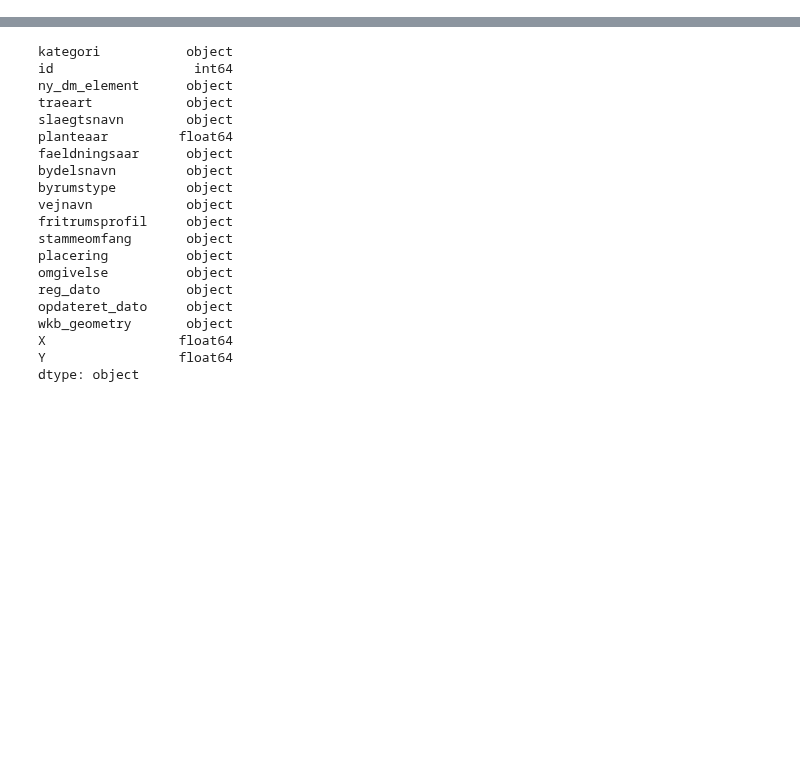
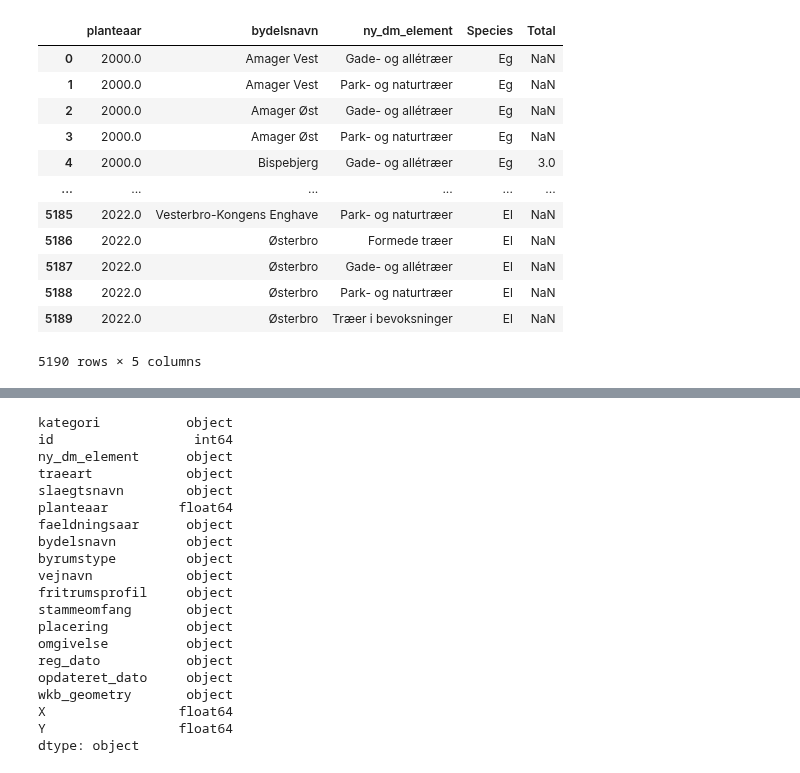
Before and after one commit to Ljoerring/Social-Data-Project, a Jupyter notebook: Read_data.ipynb, the cells around one changed output, grey strips where cells are left out. Cells and saved outputs as stored; diff of their text form; code cells hidden in the pictures; blank space fills up the shorter version.

```diff
--- a/Read_data.ipynb
+++ b/Read_data.ipynb
@@ -19,3 +19,31 @@ df.head()
 | 2 | gadetræ | 84790 | Gade- og allétræer | Tilia hybr. europaea 'Pallida' | Lind | 2018.0 | Ikke registreret | Valby | ... |
 | 3 | gadetræ | 79761 | Formede træer | Tilia hybr. europaea 'Pallida' | Lind | 1960.0 | Ikke registreret | Valby | ... |
 | 4 | gadetræ | 6881 | Gade- og allétræer | Robinia pseudoacacia 'Nyirsegi' | Robinie | 2008.0 | Ikke registreret | Vesterbro-Kongens Enghave | ... |
+# %%
+dfnew = df[df["planteaar"] >= 2000]
+dfnew = dfnew.dropna(subset=['planteaar'])
+tree_species = dfnew["slaegtsnavn"].value_counts().sort_values(ascending = False)[1:11].index.to_list()
+# %%
+dfnew2 = pd.pivot_table(dfnew, values = "id", index = ["planteaar", "bydelsnavn", "ny_dm_element"], columns = ["slaegtsnavn"], aggfunc = "count")
+dfnew2 = dfnew2[tree_species]
+dfnew2.columns = [''.join(col) for col in dfnew2.columns]
+dfnew2 = dfnew2.reset_index(level=[0,1])
+dfnew2.reset_index(inplace=True)
+# %%
+dfnew2.melt(id_vars=["planteaar", "bydelsnavn", "ny_dm_element"],
+        var_name="Species",
+        value_name="Total")
+# %% [output]
+|  | planteaar | bydelsnavn | ny_dm_element | Species | Total |
+| 0 | 2000.0 | Amager Vest | Gade- og allétræer | Eg | NaN |
+| 1 | 2000.0 | Amager Vest | Park- og naturtræer | Eg | NaN |
+| 2 | 2000.0 | Amager Øst | Gade- og allétræer | Eg | NaN |
+| 3 | 2000.0 | Amager Øst | Park- og naturtræer | Eg | NaN |
+| 4 | 2000.0 | Bispebjerg | Gade- og allétræer | Eg | 3.0 |
+| ... | ... | ... | ... | ... | ... |
+| 5185 | 2022.0 | Vesterbro-Kongens Enghave | Park- og naturtræer | El | NaN |
+| 5186 | 2022.0 | Østerbro | Formede træer | El | NaN |
+| 5187 | 2022.0 | Østerbro | Gade- og allétræer | El | NaN |
+| 5188 | 2022.0 | Østerbro | Park- og naturtræer | El | NaN |
+| 5189 | 2022.0 | Østerbro | Træer i bevoksninger | El | NaN |
+5190 rows × 5 columns
```
Also changed, not shown: parts of 6 cells of this notebook.
